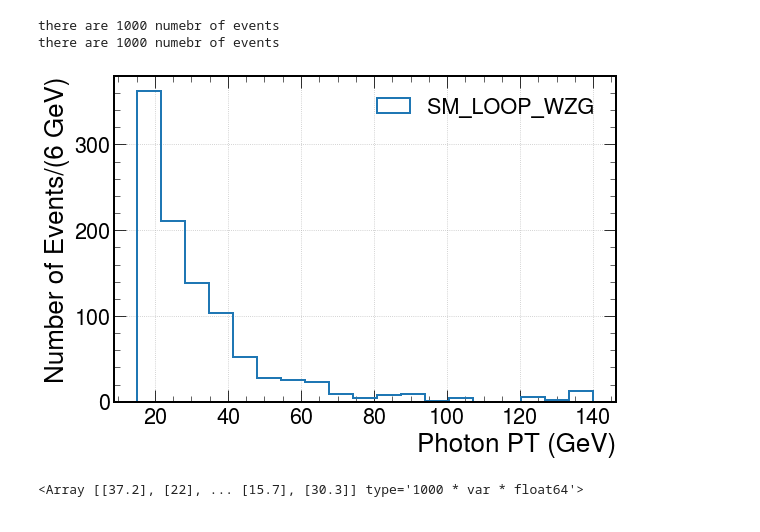
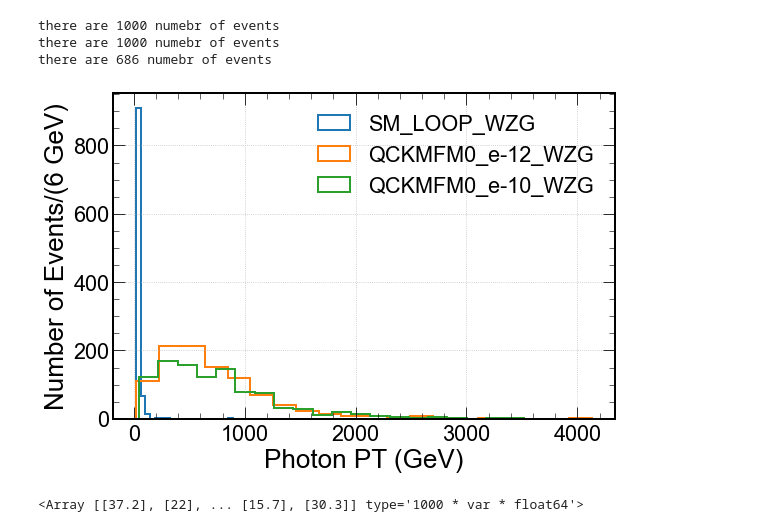
Before and after one commit to JW-corp/WZG, a Jupyter notebook: AQGC/LHE_analysis/LHE_aQGC_Anla.ipynb, the cells around one changed output. Drawn from its saved outputs; the diff is of its cells as text; code cells hidden in the pictures.

```diff
--- a/AQGC/LHE_analysis/LHE_aQGC_Anla.ipynb
+++ b/AQGC/LHE_analysis/LHE_aQGC_Anla.ipynb
@@ -26,6 +47,8 @@ def read_data(path):
 # %%
-sm_wzg_Photon = read_data('WZAToLNuLLA_LO_loopsm/unweighted_events.root')
-qckmFM0_wzg_Photon = read_data('WZAToLNuLLA_LO_QCKM_FM0/unweighted_events.root')
+sm_wzg_Electron,sm_wzg_Muon,sm_wzg_Photon  = read_data('WZAToLNuLLA_LO_loopsm/unweighted_events.root')
+qckmFM0_1e12_wzg_Electron,qckmFM0_1e12_wzg_Muon,qckmFM0_1e12_wzg_Photon = read_data('WZAToLNuLLA_LO_QCKM_FM0/fm0_1e12_unweighted_events.root')
+qckmFM0_1e10_wzg_Electron,qckmFM0_1e10_wzg_Muon,qckmFM0_1e10_wzg_Photon = read_data('WZAToLNuLLA_LO_QCKM_FM0/fm0_1e10_unweighted_events.root')
 # %% [output]
 there are 1000 numebr of events
 there are 1000 numebr of events
+there are 686 numebr of events
@@ -31,0 +65,4 @@ there are 1000 numebr of events
+# %%
+sm_wzg_photon_pt_arr      = sm_wzg_Photon.PT[:,0].to_numpy()
+qckmfm0_1e12_wzg_photon_pt_arr = qckmFM0_1e12_wzg_Photon.PT[:,0].to_numpy()
+qckmfm0_1e10_wzg_photon_pt_arr = qckmFM0_1e10_wzg_Photon.PT[:,0].to_numpy()
@@ -32,22 +73,25 @@ there are 1000 numebr of events
+# %%
+weight = np.ones(len(qckmfm0_1e10_wzg_photon_pt_arr)) * 1000 / len(qckmfm0_1e10_wzg_photon_pt_arr)
 # %%
 plt.figure(figsize=(9,6)) #
 plt.style.use(hep.style.ROOT)
 
 
-bins = np.linspace(15,140,20)
-binwidth = (140-15)/20
+#bins = np.linspace(15,140,20)
+#binwidth = (140-15)/20
+bins=20
+plt.hist(sm_wzg_photon_pt_arr,bins=bins,histtype='step',linewidth=2,label='SM_LOOP_WZG')
+plt.hist(qckmfm0_1e12_wzg_photon_pt_arr,bins=bins,histtype='step',linewidth=2,label='QCKMFM0_e-12_WZG')
+plt.hist(qckmfm0_1e10_wzg_photon_pt_arr,bins=bins,weights = weight,histtype='step',linewidth=2,label='QCKMFM0_e-10_WZG')
 
-
-plt.hist(np.clip(ak.flatten(sm_wzg_Photon.PT).to_numpy(),15,140),bins=bins,histtype='step',linewidth=2,label='SM_LOOP_WZG')
-#plt.hist(np.clip(ak.flatten(qckmFM0_wzg_Photon.PT).to_numpy(),15,140),bins=bins,histtype='step',linewidth=2,label='QCKMFM0_WZG')
 plt.legend()
 
 plt.xlabel('Photon PT (GeV)') # X-label
 plt.ylabel('Number of Events/(%d GeV)' % binwidth) # Y-label
 plt.grid() # grid option
 plt.show()
 # %% [output]
-[figure, old version]
+[figure, new version]
 # %%
 # %% [output]
 <Array [[37.2], [22], ... [15.7], [30.3]] type='1000 * var * float64'>
```
Also changed, not shown: parts of 4 cells of this notebook.
